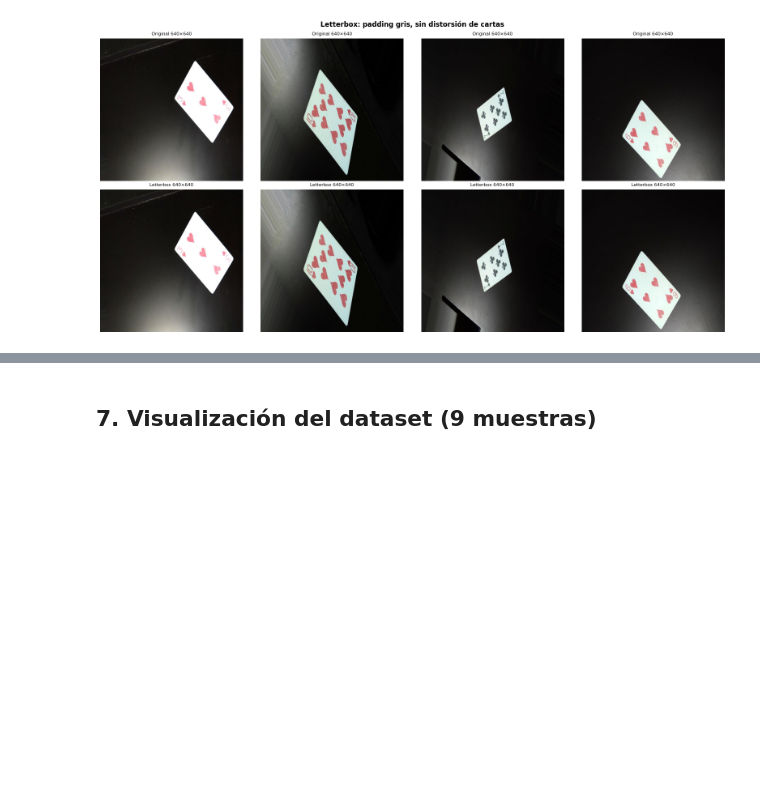
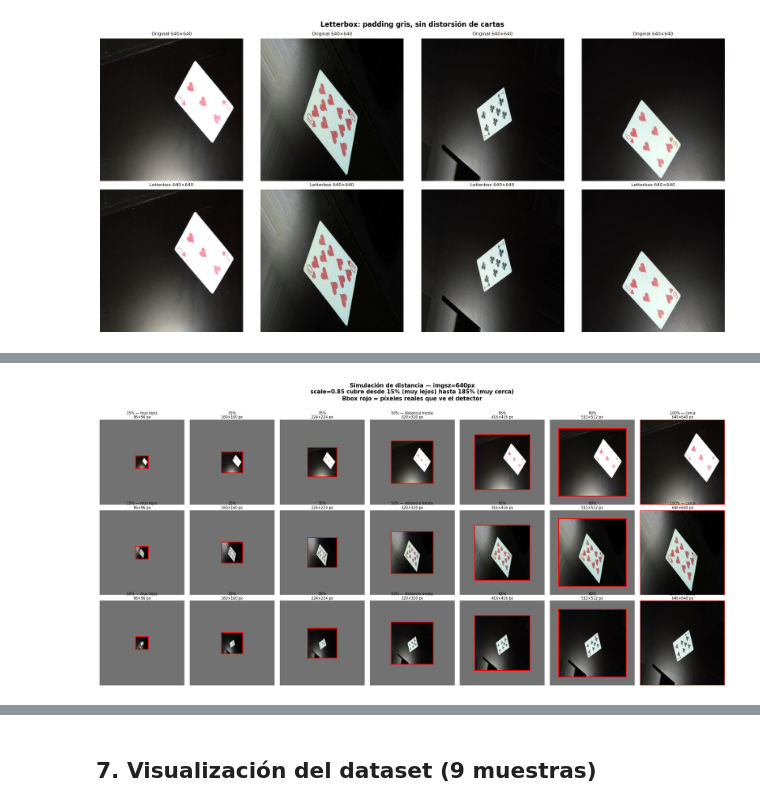
Before and after one commit to davidmoreda/blackjack-VAI, a Jupyter notebook: YOLO_blackjack_v4.ipynb, the cells around one changed output, grey strips where cells are left out. Cells and saved outputs as stored; diff of their text form; code cells hidden in the pictures; blank space fills up the shorter version.

```diff
--- a/YOLO_blackjack_v4.ipynb
+++ b/YOLO_blackjack_v4.ipynb
@@ -269,0 +277,78 @@ plt.show()
+# %%
+import cv2
+import numpy as np
+import matplotlib.pyplot as plt
+import matplotlib.patches as patches
+import random
+from pathlib import Path
+
+random.seed(SEED)
+
+# Escalas a visualizar: desde muy lejos (15%) hasta cerca (100%)
+SCALES      = [0.15, 0.25, 0.35, 0.50, 0.65, 0.80, 1.00]
+SCALE_LABELS = ["15% — muy lejos", "25%", "35%", "50% — distancia media",
+                "65%", "80%", "100% — cerca"]
+CANVAS_SIZE = 640  # imgsz de entrenamiento
+
+def place_card_at_scale(card_img: np.ndarray, scale: float, canvas_size: int = 640) -> np.ndarray:
+    """Coloca la carta escalada y centrada sobre un canvas gris (como haría YOLO con scale aug)."""
+    h, w = card_img.shape[:2]
+    new_w = max(1, int(w * scale))
+    new_h = max(1, int(h * scale))
+    # Mantener dentro del canvas
+    new_w = min(new_w, canvas_size)
+    new_h = min(new_h, canvas_size)
+    resized = cv2.resize(card_img, (new_w, new_h), interpolation=cv2.INTER_AREA)
+    canvas = np.full((canvas_size, canvas_size, 3), 114, dtype=np.uint8)  # gris YOLO
+    y0 = (canvas_size - new_h) // 2
+    x0 = (canvas_size - new_w) // 2
+    canvas[y0:y0+new_h, x0:x0+new_w] = resized
+    return canvas, (x0, y0, new_w, new_h)
+
+# Elegir 3 cartas distintas para mostrar
+train_imgs = sorted((DATASET_DIR / "train" / "images").glob("*.*"))
+sample_cards = random.sample(train_imgs, min(3, len(train_imgs)))
+
+fig, axes = plt.subplots(len(sample_cards), len(SCALES),
+                         figsize=(len(SCALES) * 2.5, len(sample_cards) * 2.8))
+
+for row, img_path in enumerate(sample_cards):
+    card = cv2.imread(str(img_path))
+    card = cv2.cvtColor(card, cv2.COLOR_BGR2RGB)
+
+    for col, (scale, label) in enumerate(zip(SCALES, SCALE_LABELS)):
+        canvas, (x0, y0, nw, nh) = place_card_at_scale(card, scale, CANVAS_SIZE)
+        ax = axes[row, col]
+        ax.imshow(canvas)
+
+        # Dibuja bbox rojo alrededor de la carta
+        rect = patches.Rectangle((x0, y0), nw, nh,
+                                  linewidth=1.5, edgecolor='red', facecolor='none')
+        ax.add_patch(rect)
+
+        # Info de tamaño en píxeles
+        ax.set_title(f"{label}\n{nw}×{nh} px", fontsize=7, pad=3)
+        ax.axis("off")
+
+        if col == 0:
+            ax.set_ylabel(img_path.stem[:18], fontsize=7, rotation=0,
+                          labelpad=60, va='center')
+
+plt.suptitle(
+    f"Simulación de distancia — imgsz={CANVAS_SIZE}px\n"
+    f"scale=0.85 cubre desde 15% (muy lejos) hasta 185% (muy cerca)\n"
+    f"Bbox rojo = píxeles reales que ve el detector",
+    fontsize=11, fontweight="bold", y=1.01
+)
+plt.tight_layout()
+plt.show()
+
+# Tabla resumen de píxeles por escala
+print(f"\n{'Escala':>8} | {'Carta aprox (px)':>18} | Equivalencia")
+print("-" * 55)
+ref_h = 480  # altura media de una carta en el dataset
+for scale, label in zip(SCALES, SCALE_LABELS):
+    px = int(ref_h * scale)
+    print(f"{scale*100:>7.0f}% | {px:>10d} px alto | {label}")
+# %% [output]
+[figure, added]
```
Also changed, not shown: parts of 12 cells of this notebook, 1 other file.
